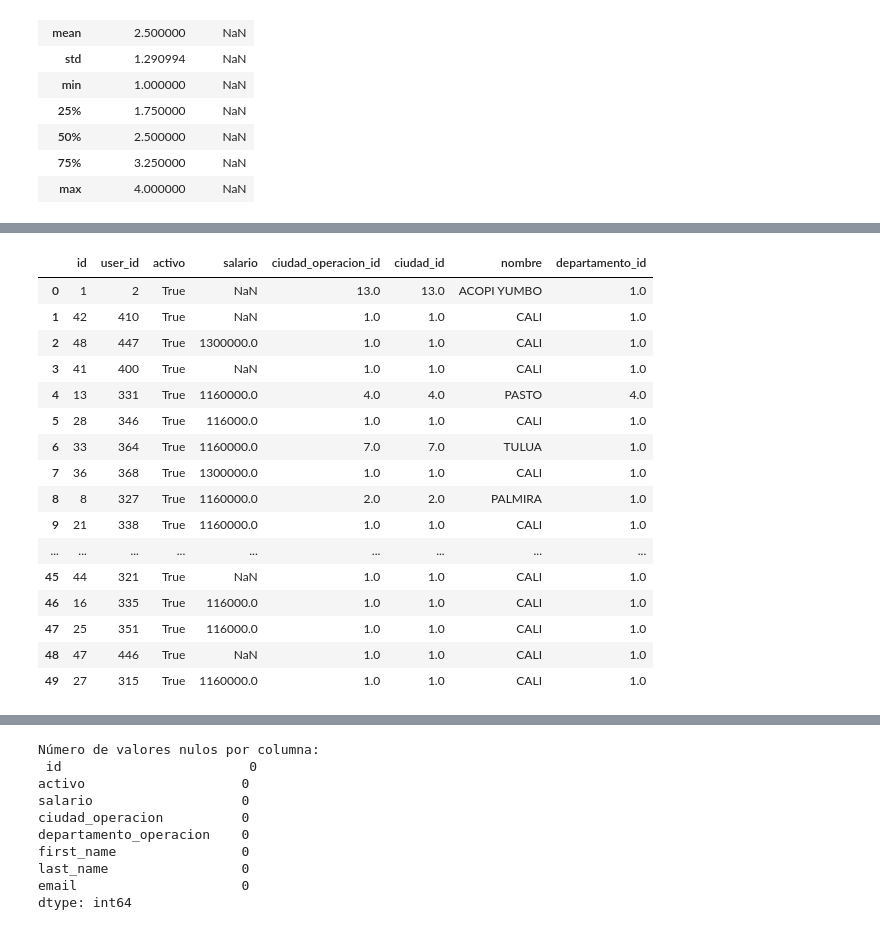
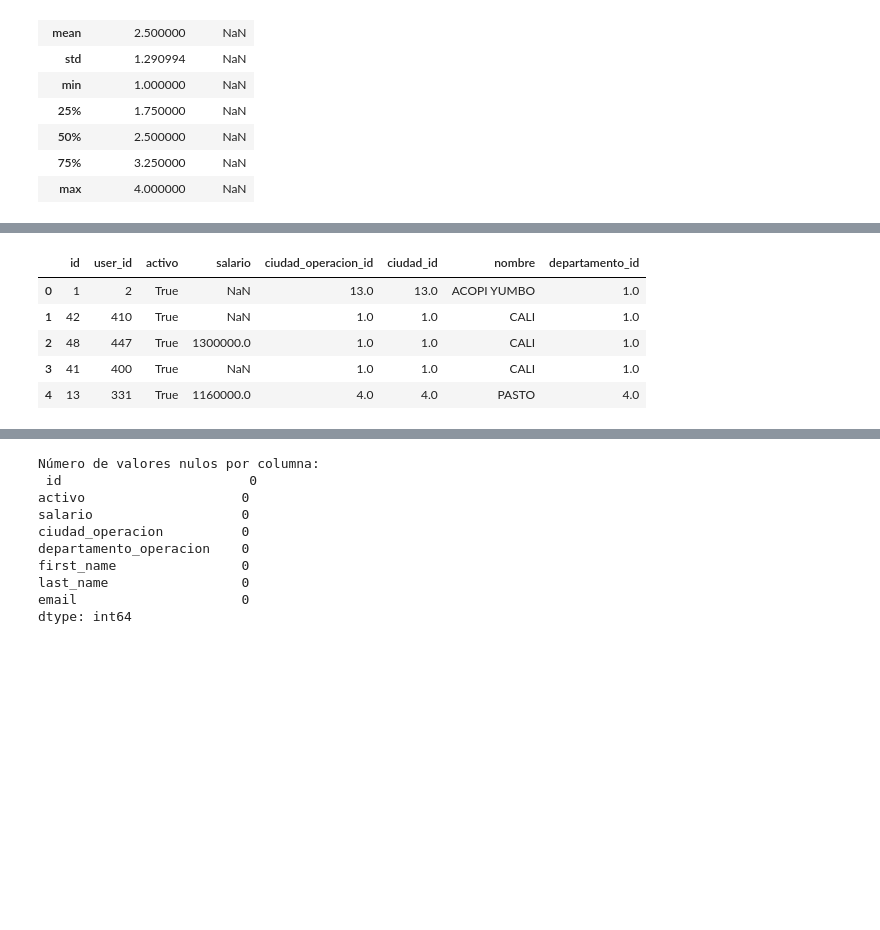
Before and after one commit to JabColV/datascience_project, a Jupyter notebook: segunda_entrega/dim_mensajero.ipynb, the cells around one changed output, grey strips where cells are left out. Saved outputs shown, nothing was run; the diff lists cells and outputs as text; code cells hidden in the pictures; blank space fills up the shorter version.

```diff
--- a/segunda_entrega/dim_mensajero.ipynb
+++ b/segunda_entrega/dim_mensajero.ipynb
@@ -69,29 +58,18 @@ mensajero
 # %%
 mensajero = mensajero.merge(
     ciudad,
     left_on='ciudad_operacion_id',  # Columna en el DataFrame de mensajeros
     right_on='ciudad_id',                   # Columna en el DataFrame de ciudades
     how='left'                       # Mantiene todos los registros del DataFrame de mensajeros
 )
-mensajero
+mensajero.head(5)
 # %% [output]
 |  | id | user_id | activo | salario | ciudad_operacion_id | ciudad_id | nombre | departamento_id |
 | 0 | 1 | 2 | True | NaN | 13.0 | 13.0 | ACOPI YUMBO | 1.0 |
 | 1 | 42 | 410 | True | NaN | 1.0 | 1.0 | CALI | 1.0 |
 | 2 | 48 | 447 | True | 1300000.0 | 1.0 | 1.0 | CALI | 1.0 |
 | 3 | 41 | 400 | True | NaN | 1.0 | 1.0 | CALI | 1.0 |
 | 4 | 13 | 331 | True | 1160000.0 | 4.0 | 4.0 | PASTO | 4.0 |
-| 5 | 28 | 346 | True | 116000.0 | 1.0 | 1.0 | CALI | 1.0 |
-| 6 | 33 | 364 | True | 1160000.0 | 7.0 | 7.0 | TULUA | 1.0 |
-| 7 | 36 | 368 | True | 1300000.0 | 1.0 | 1.0 | CALI | 1.0 |
-| 8 | 8 | 327 | True | 1160000.0 | 2.0 | 2.0 | PALMIRA | 1.0 |
-| 9 | 21 | 338 | True | 1160000.0 | 1.0 | 1.0 | CALI | 1.0 |
-| ... | ... | ... | ... | ... | ... | ... | ... | ... |
-| 45 | 44 | 321 | True | NaN | 1.0 | 1.0 | CALI | 1.0 |
-| 46 | 16 | 335 | True | 116000.0 | 1.0 | 1.0 | CALI | 1.0 |
-| 47 | 25 | 351 | True | 116000.0 | 1.0 | 1.0 | CALI | 1.0 |
-| 48 | 47 | 446 | True | NaN | 1.0 | 1.0 | CALI | 1.0 |
-| 49 | 27 | 315 | True | 1160000.0 | 1.0 | 1.0 | CALI | 1.0 |
 # %%
 mensajero = mensajero.merge(
     departamento,
```
Also changed, not shown: parts of 8 cells of this notebook, 3 other files.
